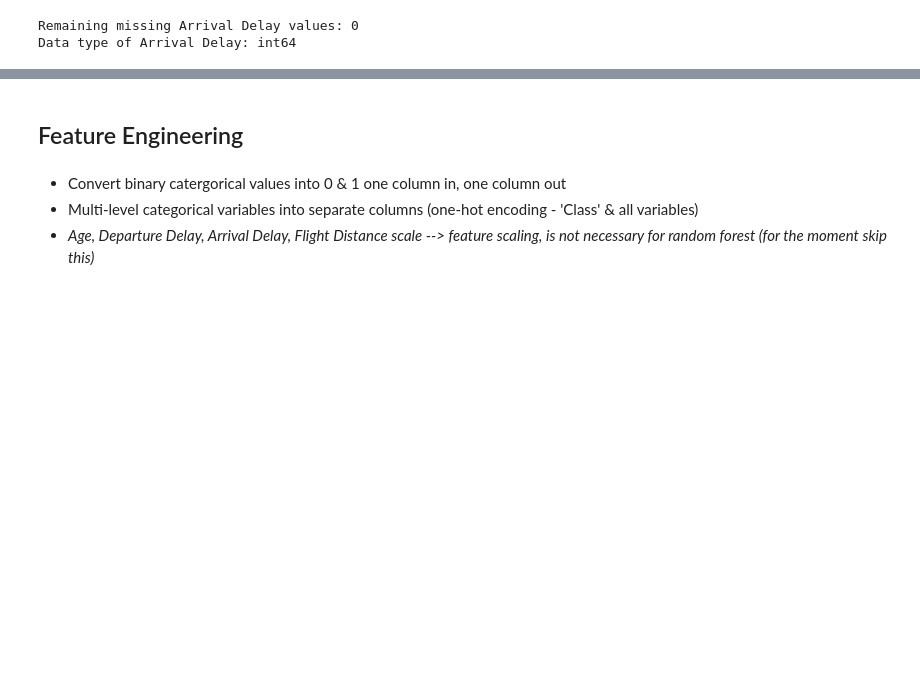
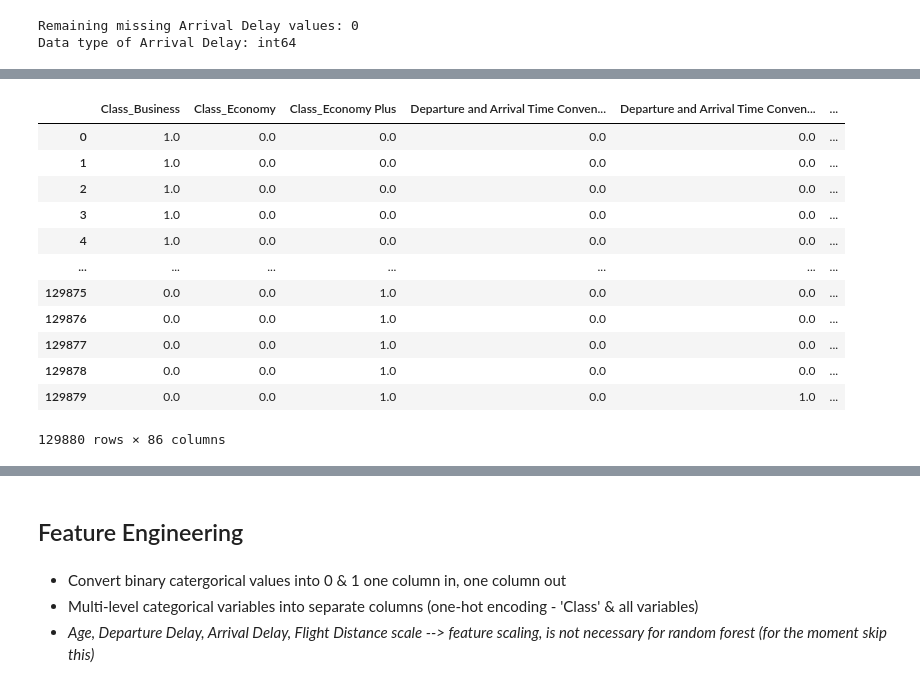
Before and after one commit to OCE1984/MScDataAnaltyicsPrinciples, a Jupyter notebook: DAP_Final_Assessment3.ipynb, the cells around one changed output, grey strips where cells are left out. Saved outputs shown, nothing was run; the diff lists cells and outputs as text; code cells hidden in the pictures; blank space fills up the shorter version.

```diff
--- a/DAP_Final_Assessment3.ipynb
+++ b/DAP_Final_Assessment3.ipynb
@@ -229,2 +241,5 @@ df_original.head()
+# %%
+df_clean = df_original.copy()
+df_clean.drop(columns=["ID"], inplace=True)
 # %%
 # Replace missing Arrival Delay with Departure Delay values
@@ -239,0 +257,10 @@ Data type of Arrival Delay: int64
+# %%
+numerical_cols = ['Age', 'Flight Distance', 'Departure Delay', 'Arrival Delay']
+# Initialize StandardScaler
+scaler = StandardScaler()
+
+# Fit and transform the numerical features
+df_clean[numerical_cols] = scaler.fit_transform(df_clean[numerical_cols])
+
+# Display the scaled numerical columns
+print(df_clean[numerical_cols].head())
@@ -239,0 +339,4 @@ Data type of Arrival Delay: int64
+# %%
+
+for col in df_clean.columns:
+  print(col)
@@ -239,0 +363,16 @@ Data type of Arrival Delay: int64
+# %%
+# prompt: select from df_clean all columns with more than 2 categories
+
+# Identify columns with more than 2 categories
+cols_to_Onehot_Encode = [col for col in df_clean.select_dtypes(include='object') if df_clean[col].nunique() > 2]
+
+cols_to_Onehot_Encode.extend(['Departure and Arrival Time Convenience','Ease of Online Booking',
+       'Check-in Service', 'Online Boarding', 'Gate Location',
+       'On-board Service', 'Seat Comfort', 'Leg Room Service', 'Cleanliness',
+       'Food and Drink', 'In-flight Service', 'In-flight Wifi Service',
+       'In-flight Entertainment', 'Baggage Handling'])
+# Select those columns from the DataFrame
+#df_selected = df_clean[cols_more_than_2_categories]
+
+#print(df_selected.head())
+cols_to_Onehot_Encode
@@ -239,0 +395,25 @@ Data type of Arrival Delay: int64
+# %%
+encoder = OneHotEncoder(sparse_output=False)  # or sparse=False for older versions
+#encoder
+one_hot_encoded = encoder.fit_transform(df_clean[cols_to_Onehot_Encode])
+#one_hot_encoded
+
+# Get feature names for the encoded columns
+encoded_column_names = encoder.get_feature_names_out(cols_to_Onehot_Encode)
+#encoded_column_names
+one_hot_df = pd.DataFrame(one_hot_encoded, columns=encoded_column_names)
+#one_hot_df
+# %% [output]
+|  | Class_Business | Class_Economy | Class_Economy Plus | Departure and Arrival Time Conven... | Departure and Arrival Time Conven... | ... |
+| 0 | 1.0 | 0.0 | 0.0 | 0.0 | 0.0 | ... |
+| 1 | 1.0 | 0.0 | 0.0 | 0.0 | 0.0 | ... |
+| 2 | 1.0 | 0.0 | 0.0 | 0.0 | 0.0 | ... |
+| 3 | 1.0 | 0.0 | 0.0 | 0.0 | 0.0 | ... |
+| 4 | 1.0 | 0.0 | 0.0 | 0.0 | 0.0 | ... |
+| ... | ... | ... | ... | ... | ... | ... |
+| 129875 | 0.0 | 0.0 | 1.0 | 0.0 | 0.0 | ... |
+| 129876 | 0.0 | 0.0 | 1.0 | 0.0 | 0.0 | ... |
+| 129877 | 0.0 | 0.0 | 1.0 | 0.0 | 0.0 | ... |
+| 129878 | 0.0 | 0.0 | 1.0 | 0.0 | 0.0 | ... |
+| 129879 | 0.0 | 0.0 | 1.0 | 0.0 | 1.0 | ... |
+129880 rows × 86 columns
```
Also changed, not shown: parts of 20 cells of this notebook.
